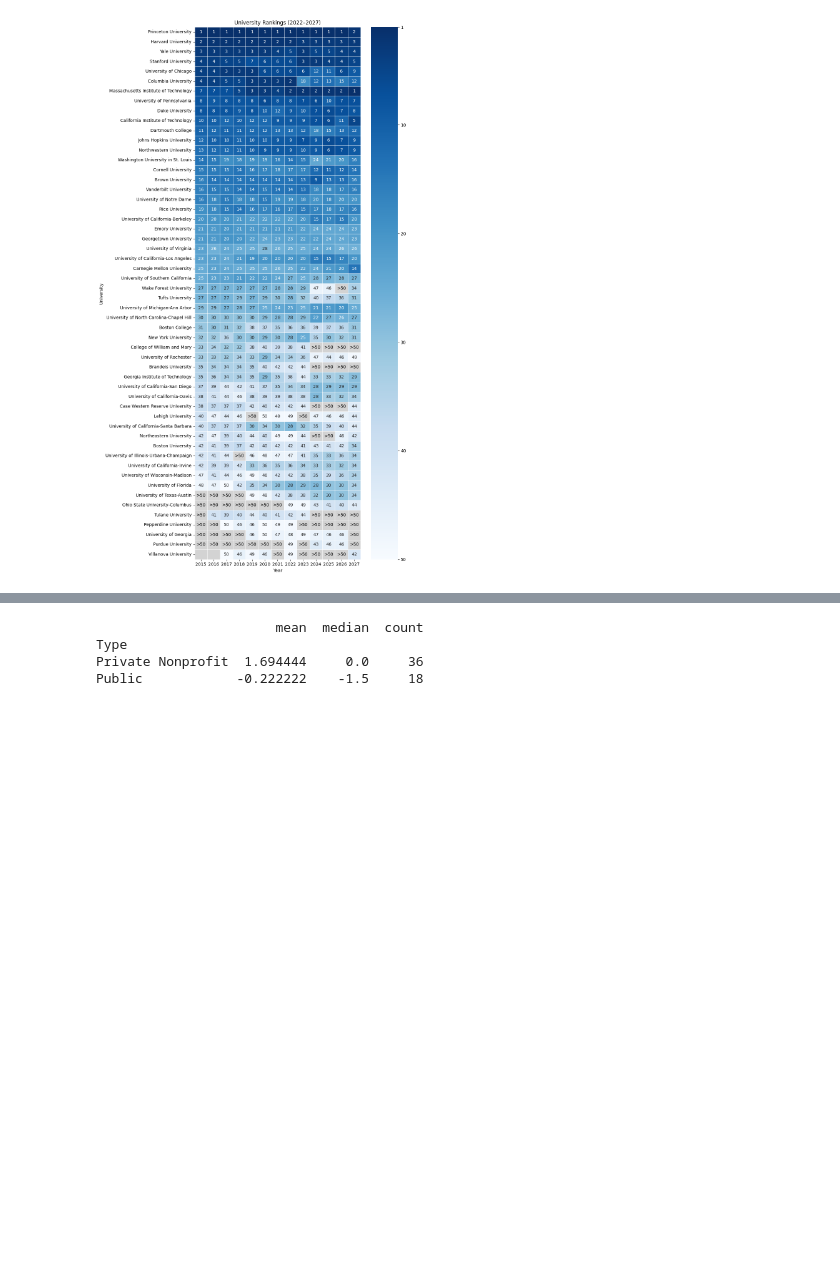
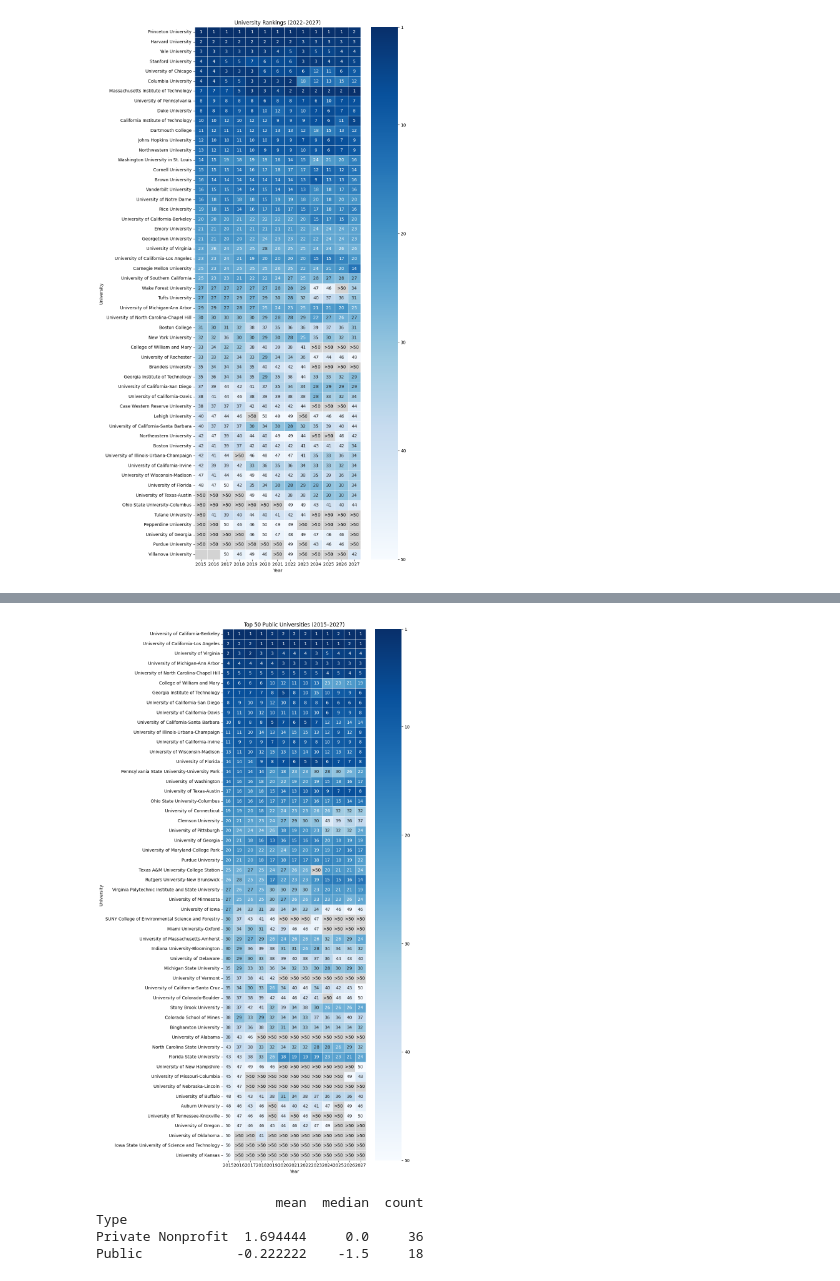
Before and after one commit to KarlaRH12/school_ranking_analysis, a Jupyter notebook: analysis_rankings.ipynb, the cells around one changed output, grey strips where cells are left out. Drawn from its saved outputs; the diff is of its cells as text; code cells hidden in the pictures; blank space fills up the shorter version.

Commit message:
public univeristy chart

```diff
--- a/analysis_rankings.ipynb
+++ b/analysis_rankings.ipynb
@@ -190,6 +190,56 @@ UniversityRankings = UniversityRankings.merge(
     how='left',
     validate='many_to_one'
 )
+# %%
+
+# Labels for rankings
+labels = heatmap_data.map(
+    lambda x: '>50' if x > 50 else str(int(x)) if pd.notna(x) else ''
+)
+
+# Only color rankings 50 or better
+heatmap_colors = heatmap_data.where(heatmap_data <= 50)
+
+plt.figure(figsize=(10, 18))
+
+ax = sns.heatmap(
+    heatmap_colors,
+    annot=labels.to_numpy(),
+    fmt='',
+    cmap='Blues_r',
+    vmin=1,
+    vmax=50,
+    linewidths=0.5
+)
+
+# Flip colorbar
+cbar = ax.collections[0].colorbar
+cbar.ax.invert_yaxis()
+cbar.set_ticks([1, 10, 20, 30, 40, 50])
+
+# Grey background for rankings above 50
+ax.set_facecolor('lightgrey')
+
+# Manually add >50 labels
+for i in range(len(heatmap_data)):
+    for j in range(len(heatmap_data.columns)):
+        value = heatmap_data.iloc[i, j]
+
+        if pd.isna(value) or value > 50:
+            ax.text(
+                j + 0.5, i + 0.5, '>50',
+                ha='center', va='center', color='black'
+            )
+
+plt.title('Top 50 Public Universities (2015–2027)', fontsize=12)
+plt.xlabel('Year')
+plt.ylabel('University')
+plt.yticks(rotation=0)
+plt.xticks(rotation=0)
+plt.tight_layout()
+plt.show()
+# %% [output]
+[figure, added]
 # %%
 #private and public in top 50 changes
 Top50 = UniversityRankings[UniversityRankings['2022'] <= 50].copy()
```
Also changed, not shown: parts of 1 cell of this notebook.
